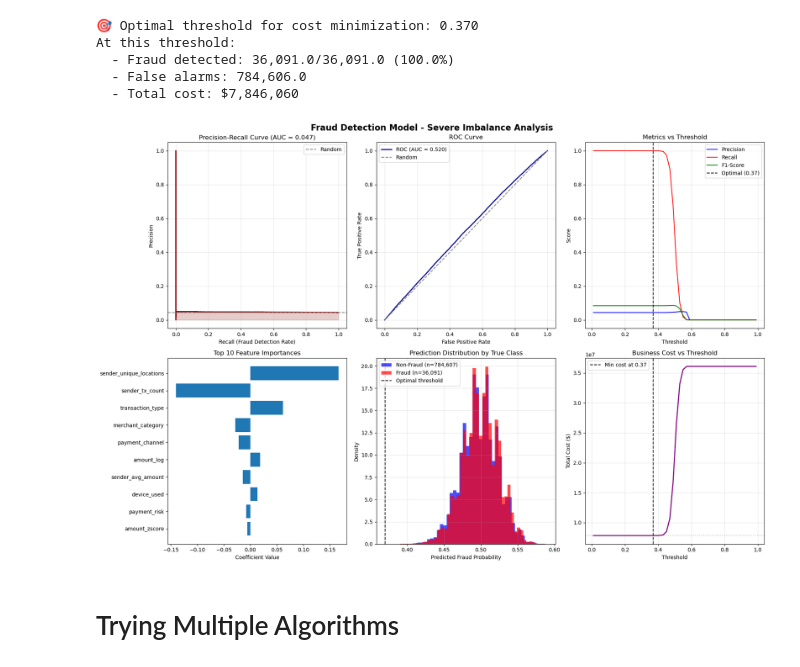
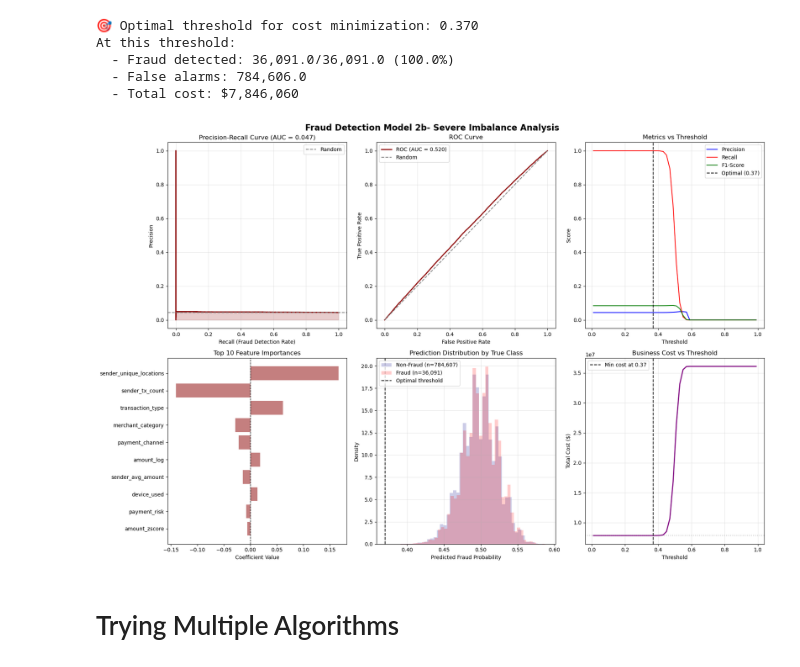
Before and after one commit to mlopezza/financial_fraud_detection_project, a Jupyter notebook: models/model_2b.ipynb, the cells around one changed output. Saved outputs shown, nothing was run; the diff lists cells and outputs as text; code cells hidden in the pictures.

```diff
--- a/models/model_2b.ipynb
+++ b/models/model_2b.ipynb
@@ -417,7 +419,7 @@ from sklearn.metrics import roc_curve
 
 
 fig, axes = plt.subplots(2, 3, figsize=(18, 12))
-fig.suptitle('Fraud Detection Model - Severe Imbalance Analysis', fontsize=16, fontweight='bold')
+fig.suptitle('Fraud Detection Model 2b- Severe Imbalance Analysis', fontsize=16, fontweight='bold')
 
 # 1. Precision-Recall Curve (MOST IMPORTANT for imbalance)
 ax1 = axes[0, 0]
@@ -434,7 +436,7 @@ ax1.legend()
 # 2. ROC Curve
 ax2 = axes[0, 1]
 fpr, tpr, _ = roc_curve(y_test, y_pred_proba)
-ax2.plot(fpr, tpr, color='darkblue', lw=2, label=f'ROC (AUC = {roc_auc:.3f})')
+ax2.plot(fpr, tpr, color='darkred', lw=2, label=f'ROC (AUC = {roc_auc:.3f})')
 ax2.plot([0, 1], [0, 1], color='gray', linestyle='--', label='Random')
 ax2.set_xlabel('False Positive Rate')
 ax2.set_ylabel('True Positive Rate')
@@ -483,56 +485,73 @@ try:
         importance['abs_coef'] = np.abs(importance['coefficient'])
         top_features = importance.sort_values('abs_coef', ascending=False).head(10)
 
-        ax4.barh(range(len(top_features)), top_features['coefficient'])
+        # Gráfico con color darkred y transparencia
+        ax4.barh(
+            range(len(top_features)),
+            top_features['coefficient'],
+            color='darkred',
+            alpha=0.5
+        )
+
+        # Línea vertical en 0
+        ax4.axvline(0, color='black', linestyle='--', linewidth=1)
+
         ax4.set_yticks(range(len(top_features)))
         ax4.set_yticklabels(top_features['feature'])
         ax4.set_xlabel('Coefficient Value')
         ax4.set_title('Top 10 Feature Importances')
         ax4.invert_yaxis()
+
 except Exception as e:
     ax4.text(0.5, 0.5, 'Feature importance\nnot available',
              ha='center', va='center', transform=ax4.transAxes)
+
 
 # 5. Prediction Distribution by Class
 ax5 = axes[1, 1]
 fraud_probs = y_pred_proba[y_test == 1]
 non_fraud_probs = y_pred_proba[y_test == 0]
 
-ax5.hist(non_fraud_probs, bins=50, alpha=0.7, label=f'Non-Fraud (n={len(non_fraud_probs):,})',
-         color='blue', density=True)
-ax5.hist(fraud_probs, bins=50, alpha=0.7, label=f'Fraud (n={len(fraud_probs):,})',
+ax5.hist(non_fraud_probs, bins=50, alpha=0.2, label=f'Non-Fraud (n={len(non_fraud_probs):,})',
+         color='darkblue', density=True)
+ax5.hist(fraud_probs, bins=50, alpha=0.2, label=f'Fraud (n={len(fraud_probs):,})',
          color='red', density=True)
 ax5.axvline(x=optimal['threshold'], color='k', linestyle='--', label='Optimal threshold')
 ax5.set_xlabel('Predicted Fraud Probability')
 ax5.set_ylabel('Density')
 ax5.set_title('Prediction Distribution by True Class')
 ax5.legend()
 ax5.grid(True, alpha=0.3)
 
 # 6. Cost vs Threshold
 ax6 = axes[1, 2]
 thresholds = np.linspace(0.01, 0.99, 50)
 costs = []
 for thresh in thresholds:
     y_pred_thresh = (y_pred_proba >= thresh).astype(int)
     tn, fp, fn, tp = confusion_matrix(y_test, y_pred_thresh).ravel()
     cost = (fp * 10) + (fn * 1000)  # Example costs
     costs.append(cost)
 
 ax6.plot(thresholds, costs, 'purple', lw=2)
 ax6.axvline(x=optimal['threshold'], color='k', linestyle='--',
             label=f'Min cost at {optimal["threshold"]:.2f}')
 ax6.axhline(y=min(costs), color='gray', linestyle=':', alpha=0.5)
 ax6.set_xlabel('Threshold')
 ax6.set_ylabel('Total Cost ($)')
 ax6.set_title('Business Cost vs Threshold')
 ax6.legend()
 ax6.grid(True, alpha=0.3)
 
 plt.tight_layout()
+plt.savefig(
+    "/Users/marylopez/Documents/programming_stuff/github/financial_fraud_detection_project/images/model2_visualization.png",
+    dpi=300,
+    bbox_inches="tight"
+)
 plt.show()
 # %% [output]
-[figure, old version]
+[figure, new version]
 # %% [markdown]
 # Trying Multiple Algorithms
 # %%
```
Also changed, not shown: parts of 8 cells of this notebook, 3 other files.
